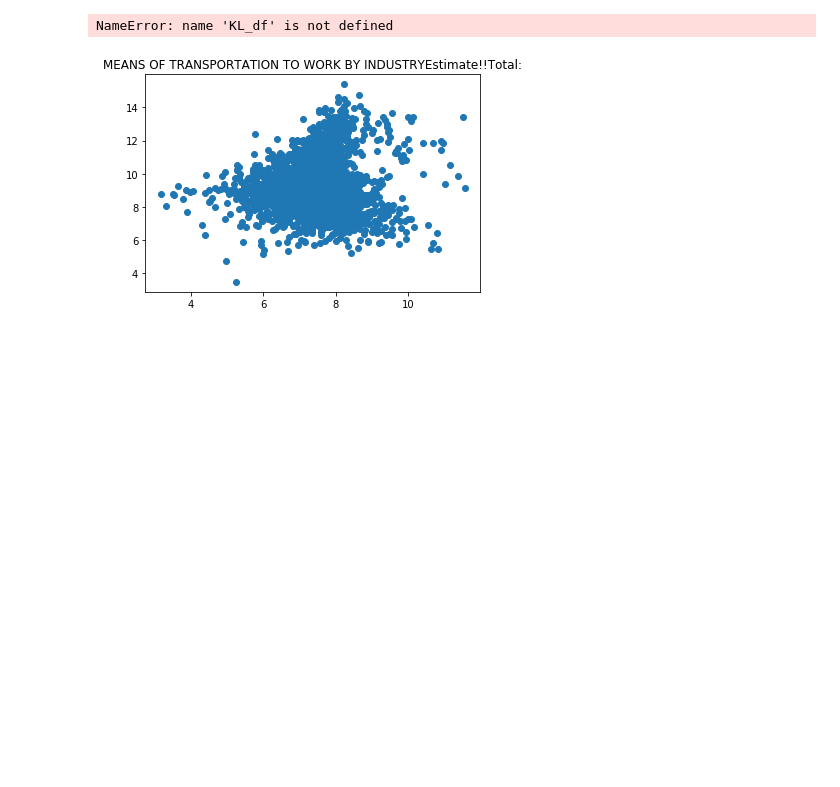
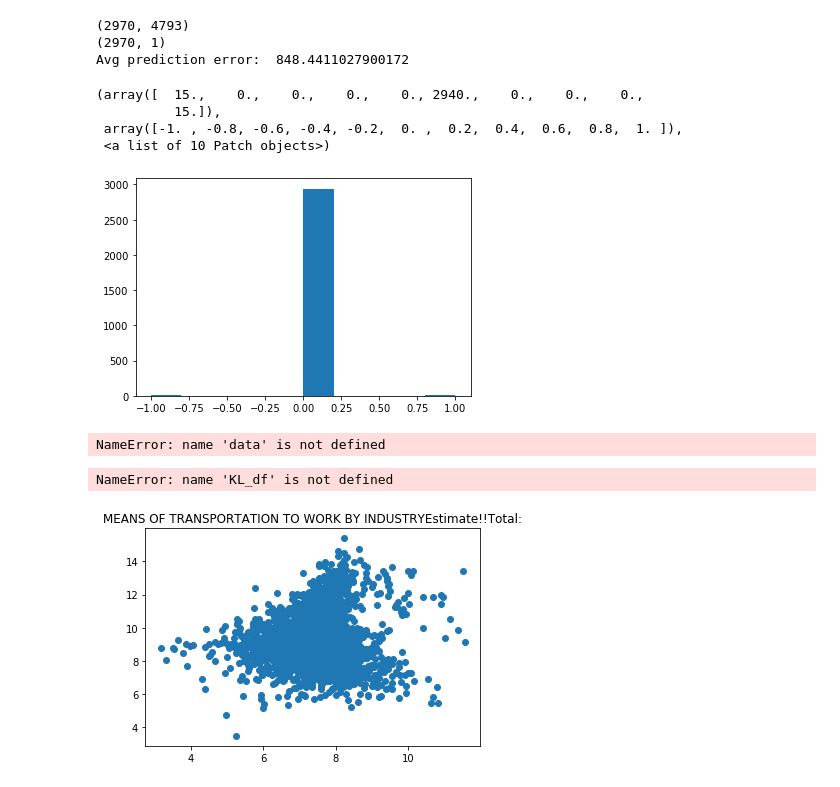
Before and after one commit to HenryDorsey/ConsultingProject, a Jupyter notebook: censusdata.ipynb, the cells around one changed output. Saved outputs shown, nothing was run; the diff lists cells and outputs as text; code cells hidden in the pictures; blank space fills up the shorter version.

```diff
--- a/censusdata.ipynb
+++ b/censusdata.ipynb
@@ -142,0 +154,3 @@ TypeError: can only concatenate str (not "float") to str
+# %%
+data = joined.dropna(axis =1)
+data = data.select_dtypes(exclude=['object'])
@@ -143,3 +263,62 @@ TypeError: can only concatenate str (not "float") to str
+# %%
+from sklearn import linear_model
+
+x = data.select_dtypes(exclude=['object'])
+x = np.asarray(x.filter(regex='^(?!per_capita$).*'))
+y = np.asarray(data['per_capita']).reshape(-1,1)
+
+print(x.shape)
+print(y.shape)
+
+model = linear_model.LinearRegression().fit(x, y)
+
+yhat = model.predict(x)
+pred_error = np.sqrt(np.mean(np.subtract(yhat, y)**2))
+print("Avg prediction error: ", pred_error)
+
+
+spector_data = sm.datasets.spector.load(as_pandas=False)
+
+spector_data.exog = sm.add_constant(spector_data.exog, prepend=False)
+
+# Fit and summarize OLS model
+mod = sm.OLS(spector_data.endog, spector_data.exog)
+res = mod.fit()
+# %% [output]
+(2970, 4793)
+(2970, 1)
+Avg prediction error:  848.4411027900172
+(array([  15.,    0.,    0.,    0.,    0., 2940.,    0.,    0.,    0.,
+          15.]),
+ array([-1. , -0.8, -0.6, -0.4, -0.2,  0. ,  0.2,  0.4,  0.6,  0.8,  1. ]),
+ <a list of 10 Patch objects>)
+[figure, added]
+# %%
+from sklearn import linear_model
+
+y = np.asarray(data['log amount']).reshape(-1,1)
+x=np.asarray(data['log population']).reshape(-1,1)
+
+model = linear_model.LinearRegression().fit(x, y)
+
+yhat = model.predict(x)
+pred_error = np.sqrt(np.mean(np.subtract(yhat, y)**2))
+print("Avg prediction error: ", pred_error)
+
+outlying = np.zeros((len(data.index)))
+
+for i in range(len(data.index)):
+    #print(i)
+    #print(data.iloc[i,:], "yhat: ",yhat[i])
+    #print(y[i])
+    if y[i]>= yhat[i] + 3*pred_error:
+        outlying[i] = 1
+    elif y[i]< yhat[i]-3*pred_error:
+        outlying[i]=-1
+
+plt.hist(outlying)
+# %% [output]
+NameError: name 'data' is not defined
 # %%
 KL_df.sort_values('KL_Divergence')
 # %% [output]
```
Also changed, not shown: parts of 15 cells of this notebook, 1 other file.
